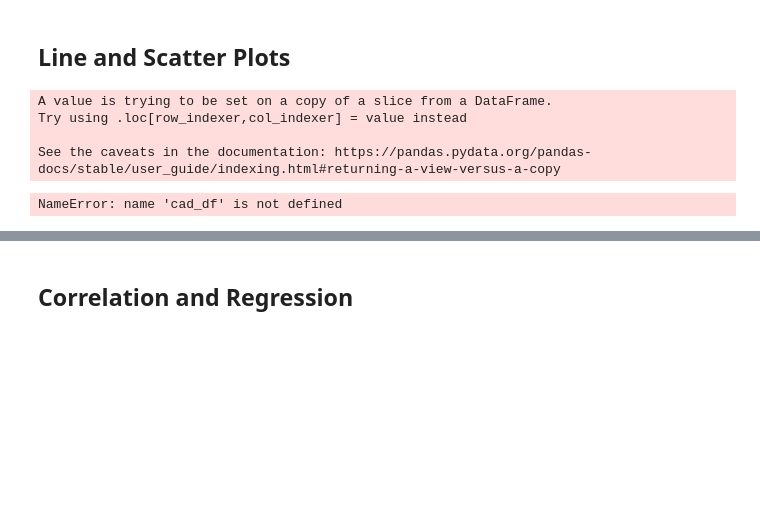
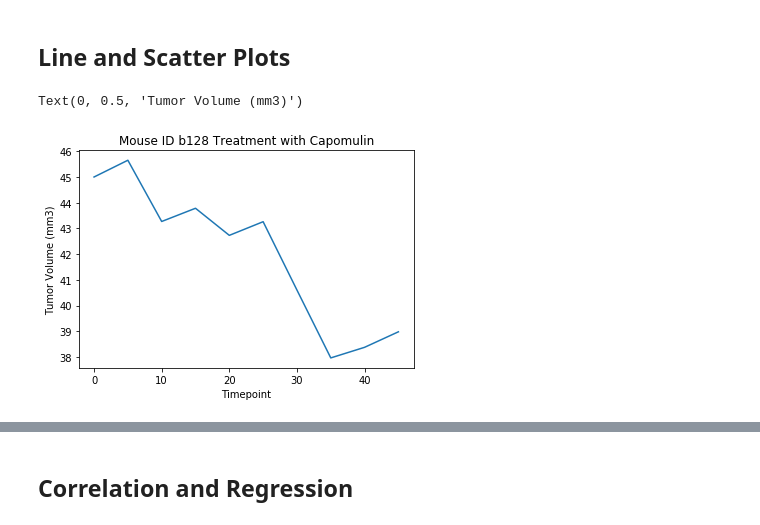
Before and after one commit to obfrap/Pymaceuticals, a Jupyter notebook: Pymaceuticals/pymaceuticals_starter-Current.ipynb, the cells around one changed output, grey strips where cells are left out. Cells and saved outputs as stored; diff of their text form; code cells hidden in the pictures; blank space fills up the shorter version.

```diff
--- a/Pymaceuticals/pymaceuticals_starter-Current.ipynb
+++ b/Pymaceuticals/pymaceuticals_starter-Current.ipynb
@@ -348,11 +424,17 @@ TypeError: unhashable type: 'numpy.ndarray'
 ## Line and Scatter Plots
 # %%
 # Generate a line plot of time point versus tumor volume for a mouse treated with Capomulin
-cap_df=cleaned_combined_df['Drug Regimen']='Capomulin'
-cad_df
+# I selected mouse b128
+b128_df=cleaned_combined_df.loc[cleaned_combined_df['Mouse ID']=='b128']
+
+
+b128_df_vol = b128_df['Tumor Volume (mm3)']
+b128_df_tp = b128_df['Timepoint']
+plt.plot(b128_df_tp,b128_df_vol )
+
+plt.title("Mouse ID b128 Treatment with Capomulin")
+plt.xlabel("Timepoint")
+plt.ylabel('Tumor Volume (mm3)')
 # %% [output]
-A value is trying to be set on a copy of a slice from a DataFrame.
-Try using .loc[row_indexer,col_indexer] = value instead
-
-See the caveats in the documentation: https://pandas.pydata.org/pandas-docs/stable/user_guide/indexing.html#returning-a-view-versus-a-copy
+Text(0, 0.5, 'Tumor Volume (mm3)')
-NameError: name 'cad_df' is not defined
+[figure, added]
```
Also changed, not shown: parts of 13 cells of this notebook, 1 other file.
